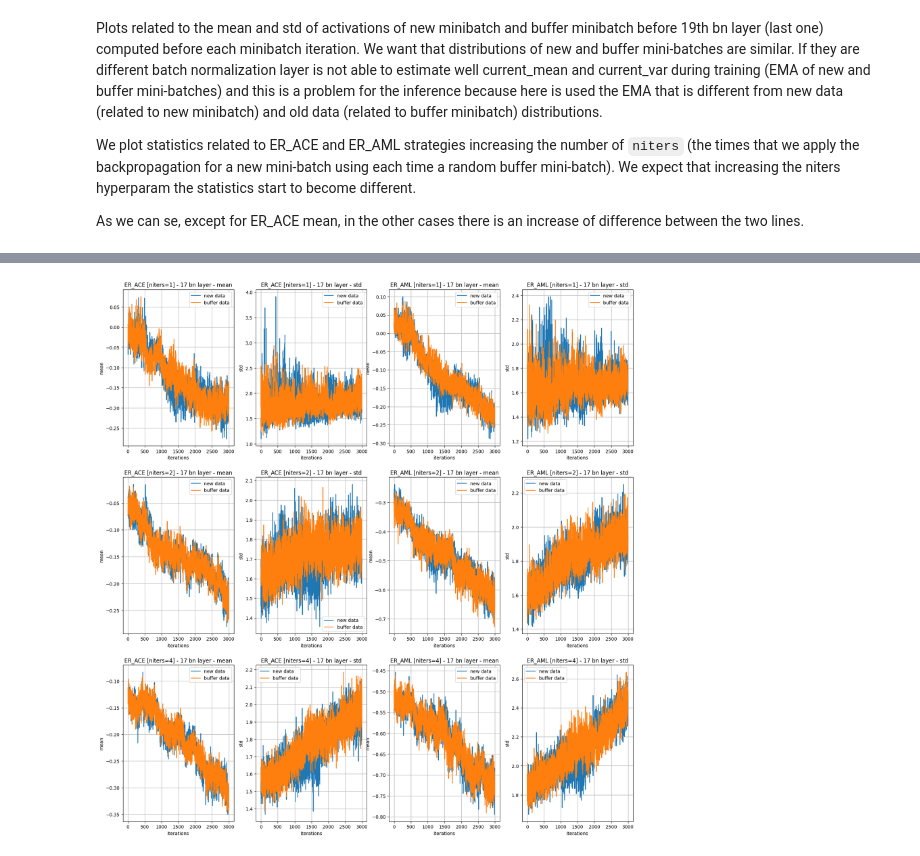
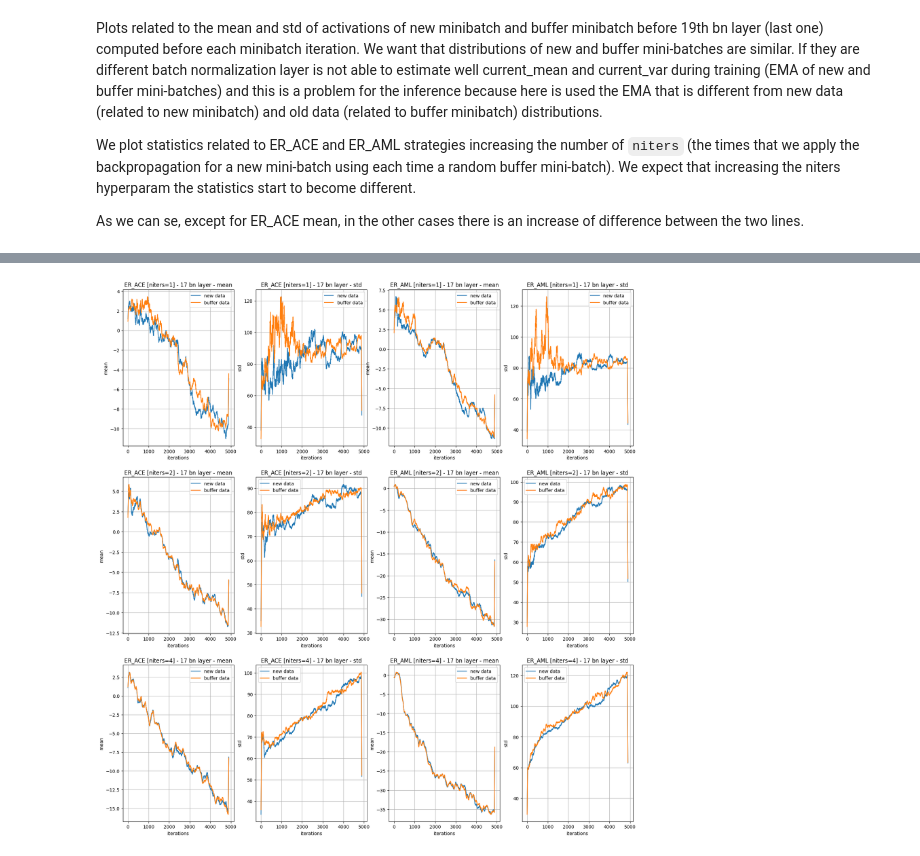
Before and after one commit to GeremiaPompei/asymmetric_er, a Jupyter notebook: results_analysis.ipynb, the cells around one changed output, grey strips where cells are left out. Cells and saved outputs as stored; diff of their text form; code cells hidden in the pictures.

```diff
--- a/results_analysis.ipynb
+++ b/results_analysis.ipynb
@@ -211,4 +213,4 @@ Doing the same analysis for a shallower layer (17 bn layer) results are less evi
 # %%
-plot_bn_over_epochs(niters_results, n_layer=17, initial_offset=2000)
+plot_bn_stats_over_epochs(niters_results, n_layer=17)
 # %% [output]
-[figure, old version]
+[figure, new version]
```
Also changed, not shown: parts of 5 cells of this notebook, 1 other file.
